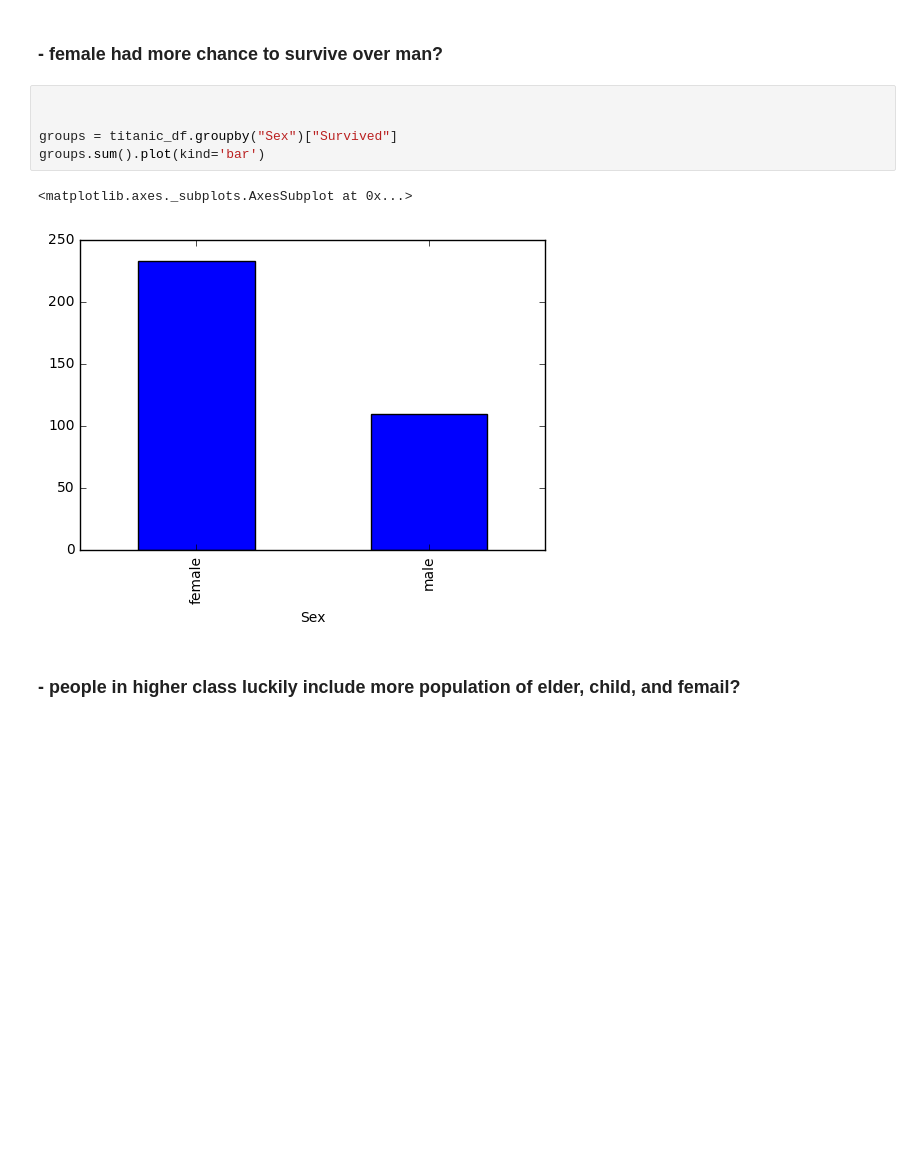
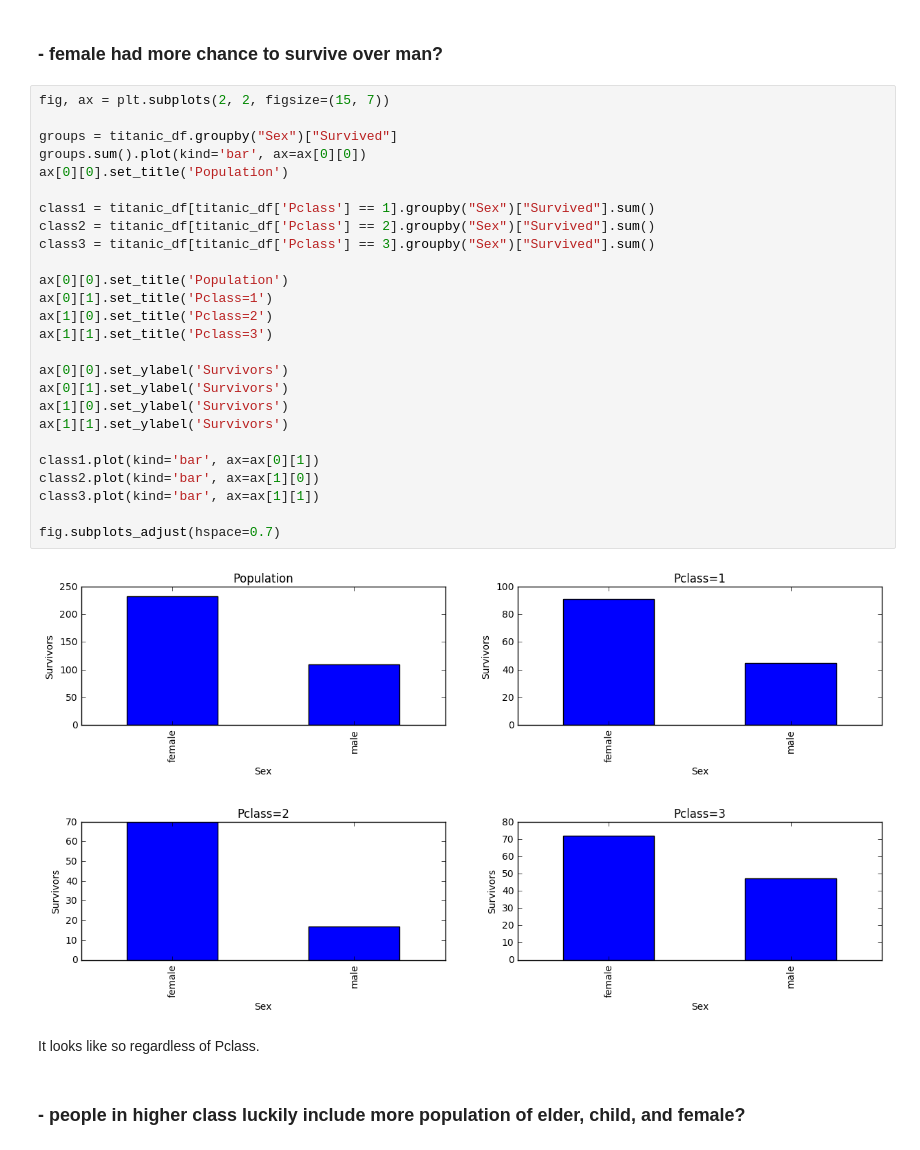
Before and after one commit to deep-diver/Data-Analysis-on-Titanic, a Jupyter notebook: titanic-analysis.ipynb, the cells around one changed output. Cells and saved outputs as stored; diff of their text form; blank space fills up the shorter version.

```diff
--- a/titanic-analysis.ipynb
+++ b/titanic-analysis.ipynb
@@ -144,13 +145,35 @@ plt.show()
 I think my guess was pretty ok.
 # %% [markdown]
 ### - female had more chance to survive over man?
-# %%
-
-
-groups = titanic_df.groupby("Sex")["Survived"]
-groups.sum().plot(kind='bar')
-# %% [output]
-<matplotlib.axes._subplots.AxesSubplot at 0x...>
-[figure, removed]
+# %%
+fig, ax = plt.subplots(2, 2, figsize=(15, 7))
+
+groups = titanic_df.groupby("Sex")["Survived"]
+groups.sum().plot(kind='bar', ax=ax[0][0])
+ax[0][0].set_title('Population')
+
+class1 = titanic_df[titanic_df['Pclass'] == 1].groupby("Sex")["Survived"].sum()
+class2 = titanic_df[titanic_df['Pclass'] == 2].groupby("Sex")["Survived"].sum()
+class3 = titanic_df[titanic_df['Pclass'] == 3].groupby("Sex")["Survived"].sum()
+
+ax[0][0].set_title('Population')
+ax[0][1].set_title('Pclass=1')
+ax[1][0].set_title('Pclass=2')
+ax[1][1].set_title('Pclass=3')
+
+ax[0][0].set_ylabel('Survivors')
+ax[0][1].set_ylabel('Survivors')
+ax[1][0].set_ylabel('Survivors')
+ax[1][1].set_ylabel('Survivors')
+
+class1.plot(kind='bar', ax=ax[0][1])
+class2.plot(kind='bar', ax=ax[1][0])
+class3.plot(kind='bar', ax=ax[1][1])
+
+fig.subplots_adjust(hspace=0.7)
+# %% [output]
+[figure, added]
+# %% [markdown]
+It looks like so regardless of Pclass.
 # %% [markdown]
-### - people in higher class luckily include more population of elder, child, and femail?
+### - people in higher class luckily include more population of elder, child, and female?
```
Also changed, not shown: parts of 1 cell of this notebook.
